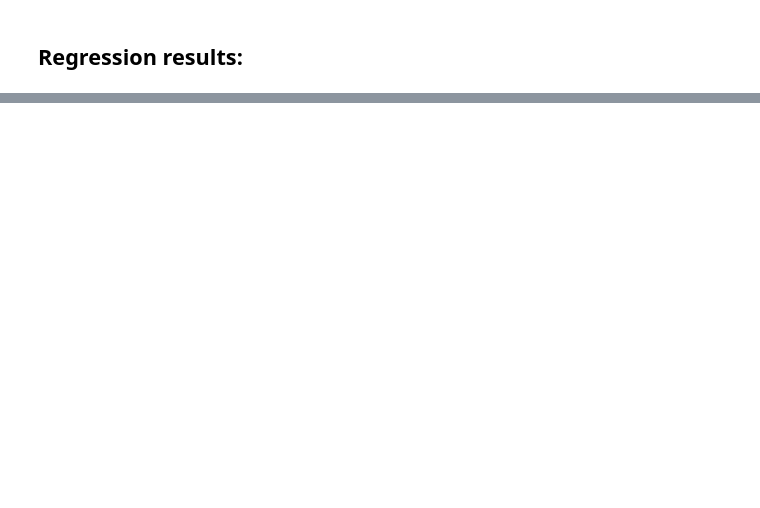
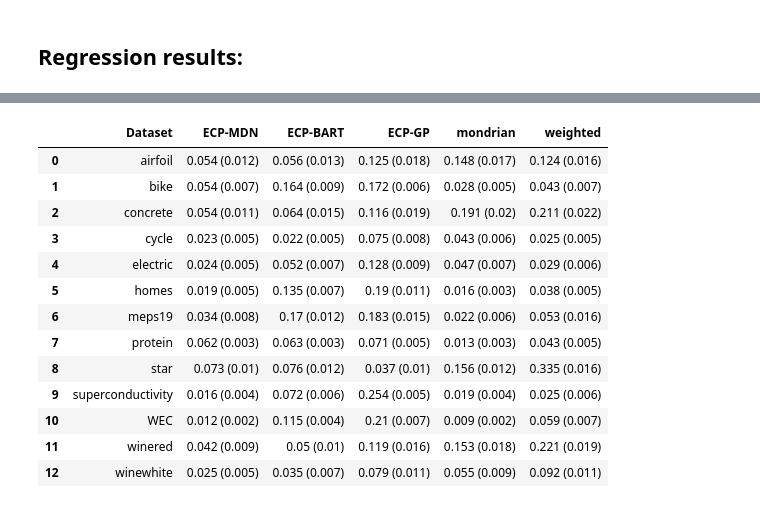
Before and after one commit to Monoxido45/EPICSCORE, a Jupyter notebook: Figures_and_tables/all_results.ipynb, the cells around one changed output, grey strips where cells are left out. Cells and saved outputs as stored; diff of their text form; code cells hidden in the pictures; blank space fills up the shorter version.

```diff
--- a/Figures_and_tables/all_results.ipynb
+++ b/Figures_and_tables/all_results.ipynb
@@ -189,0 +300,18 @@ winewhite & 0.073 (0.012) & 0.067 (0.012) & 0.131 (0.016) & 0.147 (0.011) & 0.14
+# %%
+output_pcor = pd.read_pickle(folder_path + "/reg_result_pcor.pkl")
+output_pcor
+# %% [output]
+|  | Dataset | ECP-MDN | ECP-BART | ECP-GP | mondrian | weighted |
+| 0 | airfoil | 0.054 (0.012) | 0.056 (0.013) | 0.125 (0.018) | 0.148 (0.017) | 0.124 (0.016) |
+| 1 | bike | 0.054 (0.007) | 0.164 (0.009) | 0.172 (0.006) | 0.028 (0.005) | 0.043 (0.007) |
+| 2 | concrete | 0.054 (0.011) | 0.064 (0.015) | 0.116 (0.019) | 0.191 (0.02) | 0.211 (0.022) |
+| 3 | cycle | 0.023 (0.005) | 0.022 (0.005) | 0.075 (0.008) | 0.043 (0.006) | 0.025 (0.005) |
+| 4 | electric | 0.024 (0.005) | 0.052 (0.007) | 0.128 (0.009) | 0.047 (0.007) | 0.029 (0.006) |
+| 5 | homes | 0.019 (0.005) | 0.135 (0.007) | 0.19 (0.011) | 0.016 (0.003) | 0.038 (0.005) |
+| 6 | meps19 | 0.034 (0.008) | 0.17 (0.012) | 0.183 (0.015) | 0.022 (0.006) | 0.053 (0.016) |
+| 7 | protein | 0.062 (0.003) | 0.063 (0.003) | 0.071 (0.005) | 0.013 (0.003) | 0.043 (0.005) |
+| 8 | star | 0.073 (0.01) | 0.076 (0.012) | 0.037 (0.01) | 0.156 (0.012) | 0.335 (0.016) |
+| 9 | superconductivity | 0.016 (0.004) | 0.072 (0.006) | 0.254 (0.005) | 0.019 (0.004) | 0.025 (0.006) |
+| 10 | WEC | 0.012 (0.002) | 0.115 (0.004) | 0.21 (0.007) | 0.009 (0.002) | 0.059 (0.007) |
+| 11 | winered | 0.042 (0.009) | 0.05 (0.01) | 0.119 (0.016) | 0.153 (0.018) | 0.221 (0.019) |
+| 12 | winewhite | 0.025 (0.005) | 0.035 (0.007) | 0.079 (0.011) | 0.055 (0.009) | 0.092 (0.011) |
```
Also changed, not shown: parts of 16 cells of this notebook, 12 other files.
